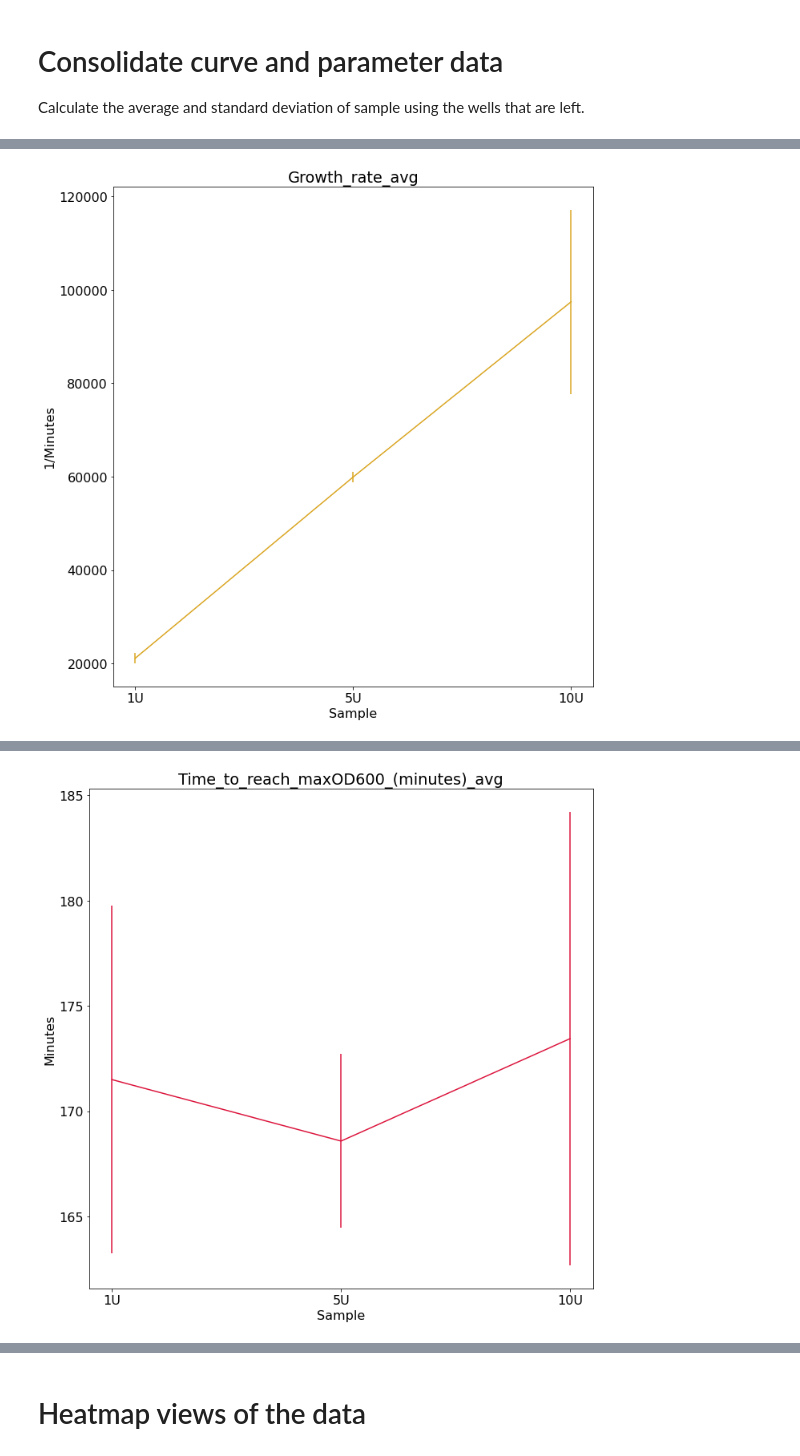
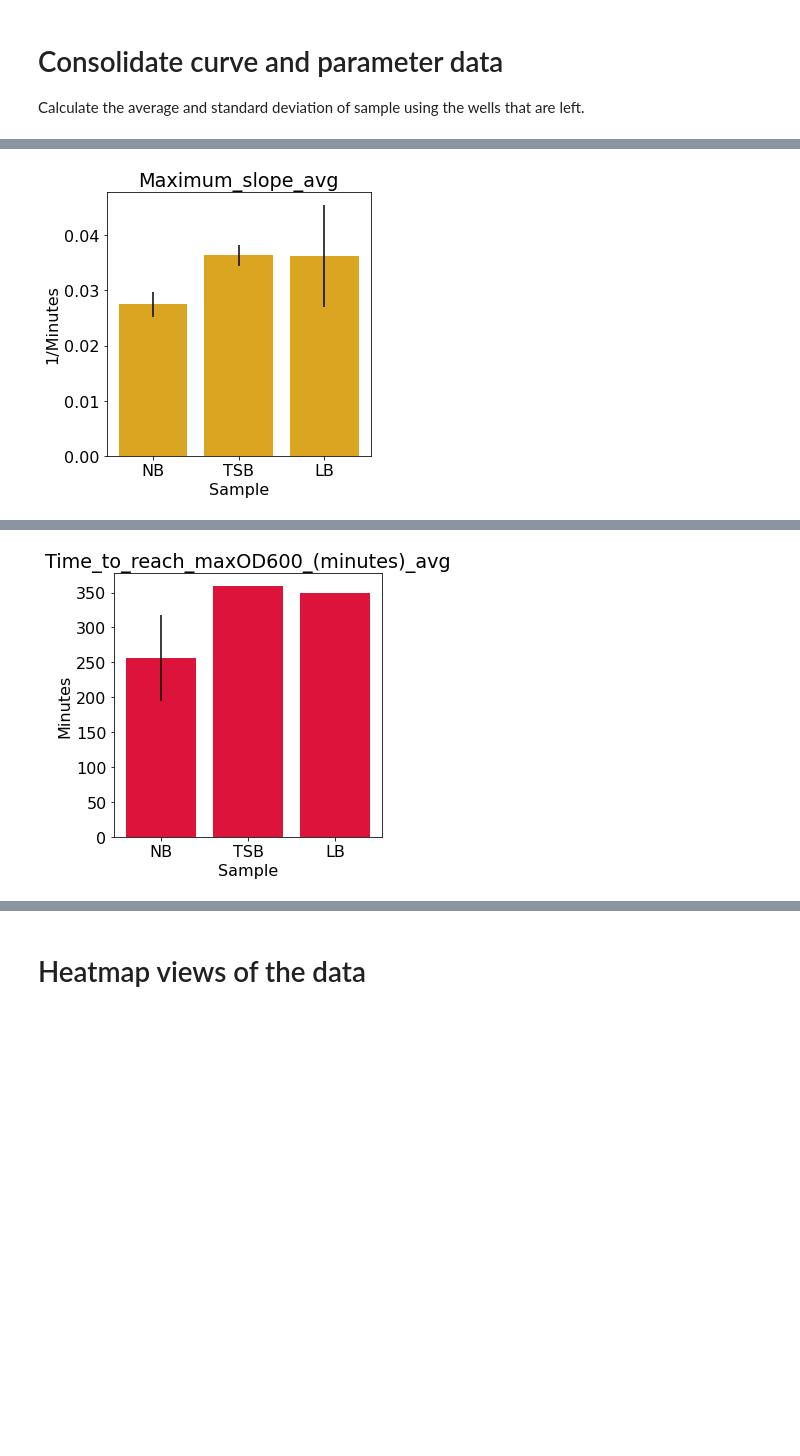
Before and after one commit to cultivarium/Growth_analysis, a Jupyter notebook: growth_curves.ipynb, the cells around one changed output, grey strips where cells are left out. Saved outputs shown, nothing was run; the diff lists cells and outputs as text; code cells hidden in the pictures; blank space fills up the shorter version.

```diff
--- a/growth_curves.ipynb
+++ b/growth_curves.ipynb
@@ -149,7 +149,7 @@ plateid=plateidobj.iloc[0,1]
 print('Plate ID is: '+plateid)
 # Get the line number of the 315,415 string
 # start line number
-sln=ppdf.index[ppdf[cols[0]]==315415]
+sln=ppdf.index[ppdf[cols[0]]==600]
 #print(sln[0])
 # get the end line number
 eln=ppdf.index[ppdf[cols[0]]=='Results']
@@ -158,7 +158,8 @@ nr=(eln[0]-sln[0])-4
 #print(nr)
 # starting from the synergy H1 format
 expdf=pd.read_excel(filepath, skiprows=sln[0]+3, nrows=nr, usecols="B:CU")
-#platedf.to_csv('test_input.csv')
+
+# empty wells are NaN
 
 # add a minutes column for easy plotting and calculations
 minuteslist=[]
@@ -174,7 +175,7 @@ for t in expdf['Time']:
 # add the column to grapdf
 minuteseries=pd.Series(minuteslist, name='total_minutes')
 expdf=pd.concat([expdf,minuteseries],axis=1)
-
+expdf=expdf.fillna(0)
 expdf
 # %% [output]
 Plate ID is: Plate 1
@@ -764,20 +800,22 @@ npdf.reset_index(inplace=True)
 mcolors=['dodgerblue','goldenrod','forestgreen','crimson','mediumorchid','orange','deepskyblue','orangered','navy','lightseagreen','deeppink']
 
 lbdict={'maxOD600_avg': 'OD',
-        'Growth_rate_avg':'1/Minutes',
+        'Maximum_slope_avg':'1/Minutes',
         'Doubling_time_avg':'Minutes',
         'Time_to_reach_maxOD600_(minutes)_avg':'Minutes',
-        'Mid_log_OD600_avg':'OD',
-        'Time_to_reach_mid_log_(minutes)_avg':'Minutes'
+        'Maximum_slope_OD_avg':'OD',
+        'Time_to_reach_max_slope_(minutes)_avg':'Minutes'
 }
 
 # parameter plots
+
 for l,prm in enumerate(errdict):
-
-    plt.figure(figsize=(10,10))
+    errs=npdf[errdict[prm]]
+    plt.figure(figsize=(5,5))
     plt.rcParams.update({'font.size': 16})
     #sns.scatterplot(x='sample',y=prm,data=npdf, color=mcolors[l])
-    plt.errorbar(x=npdf['sample'], y=npdf[prm], yerr=npdf[errdict[prm]],color=mcolors[l])
+    #sns.catplot(x='sample', y=prm,data=npdf,ci=npdf[errdict[prm]],color=mcolors[l], kind='bar')
+    plt.bar(npdf['sample'], npdf[prm],yerr=npdf[errdict[prm]], color=mcolors[l])
     plt.title(prm)
     plt.xlabel('Sample')
     plt.ylabel(lbdict[prm])
@@ -795 +833 @@ npdf.to_csv(respath+'/params_results_'+filename+'.csv')
-[figure, old version]
+[figure, new version]
@@ -797 +835 @@ npdf.to_csv(respath+'/params_results_'+filename+'.csv')
-[figure, old version]
+[figure, new version]
```
Also changed, not shown: parts of 9 cells of this notebook.
